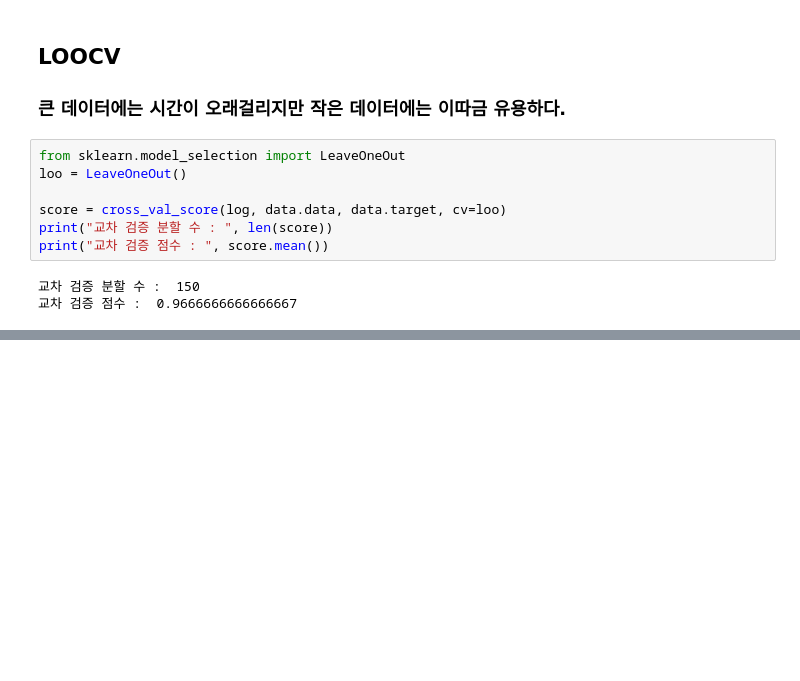
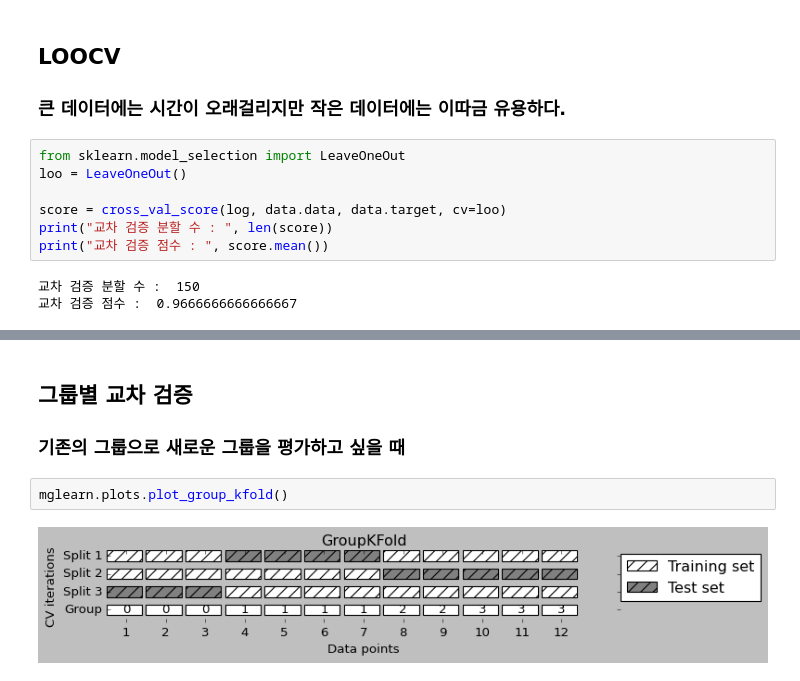
Before and after one commit to Hosung-Ahn/IntroducingML, a Jupyter notebook: Chapter5-model accuracy, model selection/모델평가.ipynb, the cells around one changed output, grey strips where cells are left out. Drawn from its saved outputs; the diff is of its cells as text; blank space fills up the shorter version.

```diff
--- a/Chapter5-model accuracy, model selection/모델평가.ipynb
+++ b/Chapter5-model accuracy, model selection/모델평가.ipynb
@@ -111,0 +135,7 @@ print("교차 검증 점수 : ", score.mean())
+# %% [markdown]
+## 그룹별 교차 검증
+### 기존의 그룹으로 새로운 그룹을 평가하고 싶을 때
+# %%
+mglearn.plots.plot_group_kfold()
+# %% [output]
+[figure, added]
```
Also changed, not shown: parts of 8 cells of this notebook.
